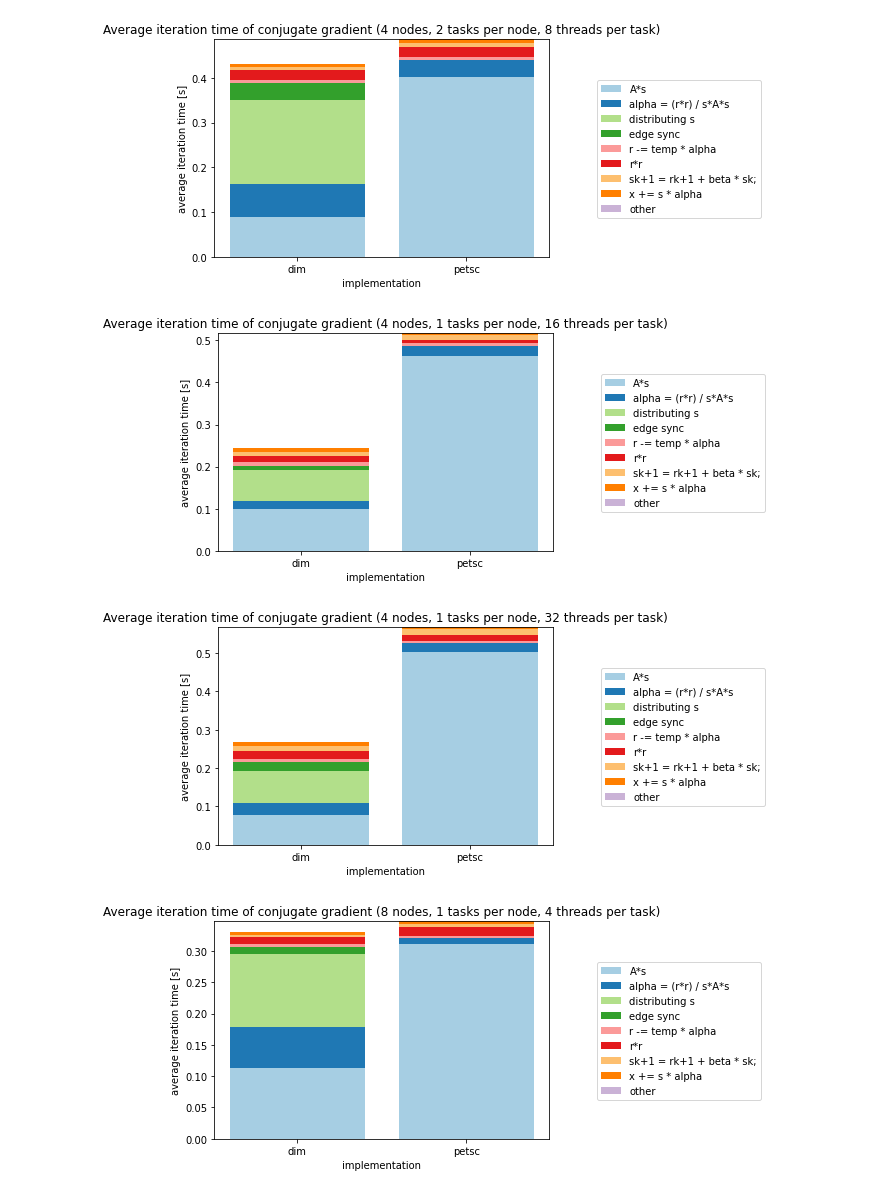
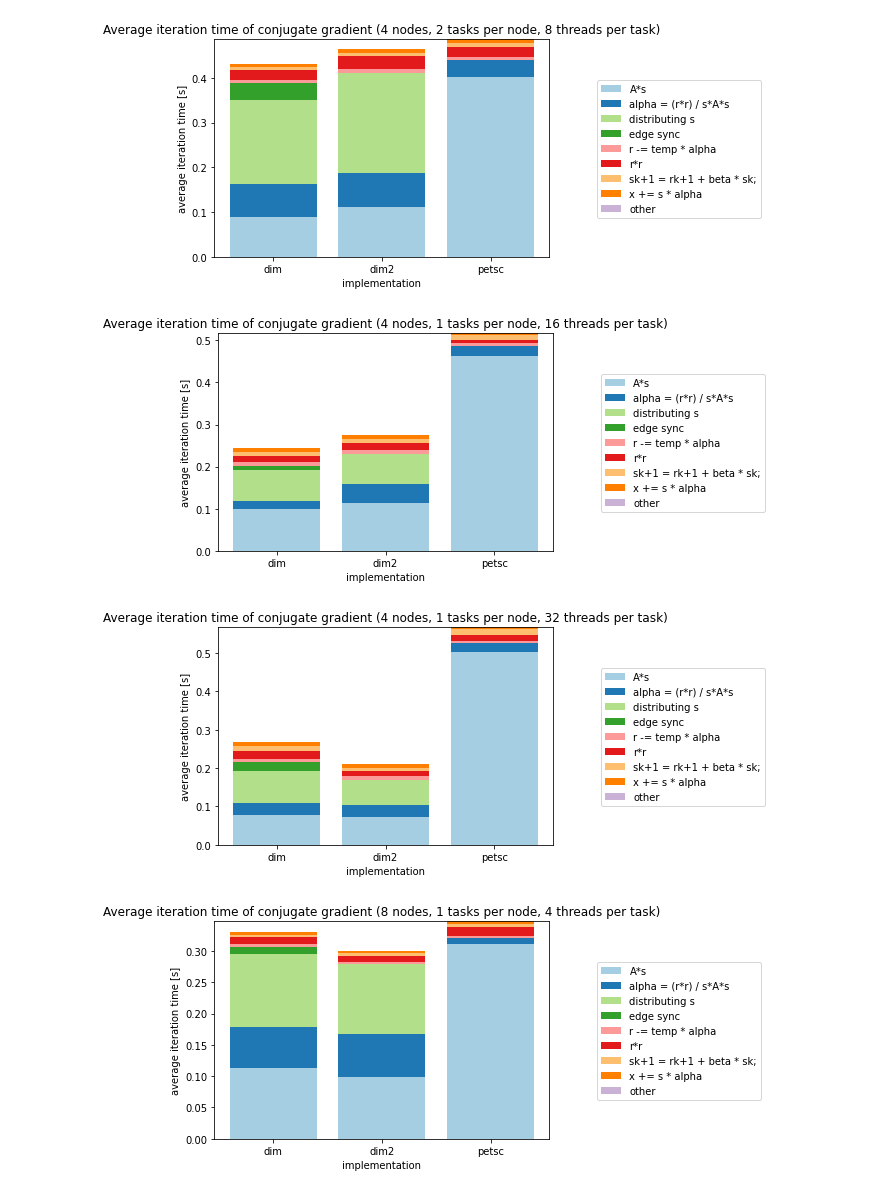
Before and after one commit to rurabori/diploma_research, a Jupyter notebook: scripts/data_analysis/graphs.ipynb, the cells around one changed output. Drawn from its saved outputs; the diff is of its cells as text; code cells hidden in the pictures.

Commit message:
Some data for improved sync.

```diff
--- a/scripts/data_analysis/graphs.ipynb
+++ b/scripts/data_analysis/graphs.ipynb
@@ -63,44 +63,47 @@ def plot_one(ax, stats, offset):
 
 def plot_run(matrix="gap-web", layout="8-1-8"):
     dim = load_stats(f"../../resources/benchmark_data/cg_dim/{matrix}/{layout}")
+    dim2 = load_stats(f"../../resources/benchmark_data/cg_dim2/{matrix}/{layout}")
     petsc = load_stats(f"../../resources/benchmark_data/cg_petsc/{matrix}/{layout}")
 
+
     normalize(dim)
+    normalize(dim2)
     normalize(petsc)
 
     fig, ax = plt.subplots(1, 1)
 
     plot_one(ax, dim, 0)
-    plot_one(ax, petsc, 0.5)
+    plot_one(ax, dim2, 0.5)
+    plot_one(ax, petsc, 1)
 
     nodes, tasks_per_node, threads = layout.split("-", maxsplit=3)
 
-    ax.set_xticks(np.arange(2) * 0.5, ["dim", "petsc"])
+    ax.set_xticks(np.arange(3) * 0.5, ["dim", "dim2", "petsc"])
     ax.set_xlabel("implementation")
     ax.set_ylabel("average iteration time [s]")
     ax.set_title(
         f"Average iteration time of conjugate gradient ({nodes} nodes, {tasks_per_node} tasks per node, {threads} threads per task)"
     )
 
     handles, labels = fig.gca().get_legend_handles_labels()
     by_label = dict(zip(labels, handles))
     lgd = fig.legend(
         by_label.values(), by_label.keys(), loc="center left", bbox_to_anchor=(1, 0.5)
     )
 
-    fig.savefig(f"images/{layout}.png", bbox_extra_artists=(lgd,), bbox_inches="tight")
     fig.show()
 
 
 plot_run(layout="4-2-8")
 plot_run(layout="4-1-16")
 plot_run(layout="4-1-32")
 plot_run(layout="8-1-4")
 plot_run(layout="8-1-8")
 plot_run(layout="8-1-16")
 plot_run(layout="8-1-32")
 # %% [output]
-[figure, old version]
+[figure, new version]
-[figure, old version]
+[figure, new version]
-[figure, old version]
+[figure, new version]
-[figure, old version]
+[figure, new version]
```
Also changed, not shown: parts of 5 cells of this notebook, 48 other files.
